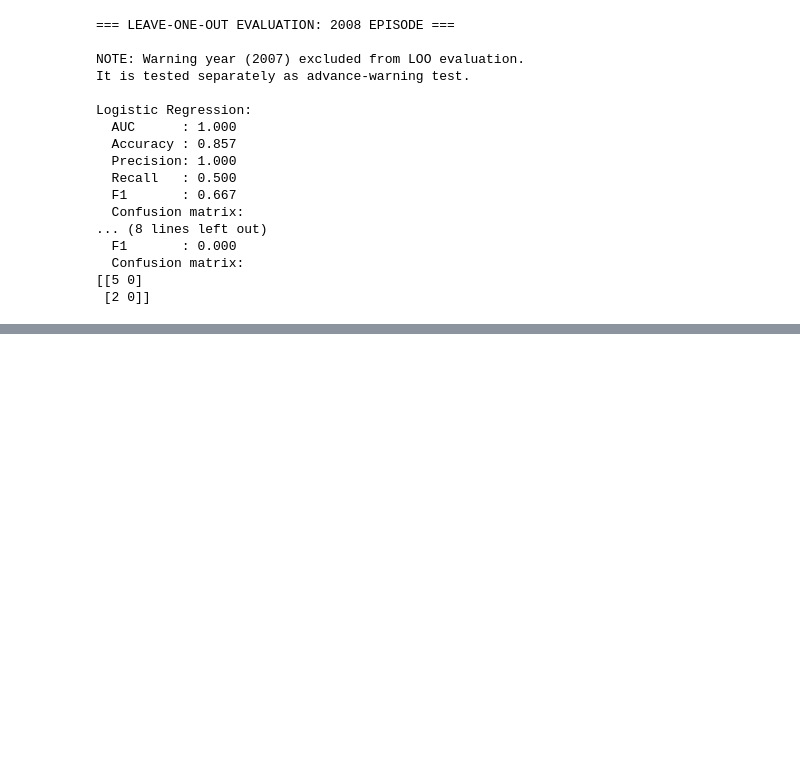
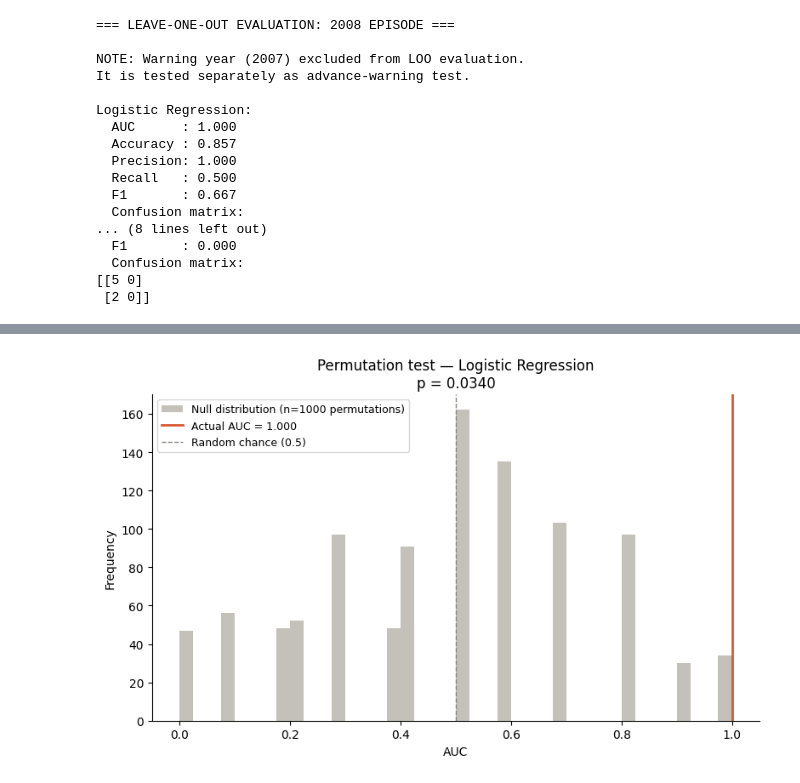
Before and after one commit to Abhiv1028/EcoEcon, a Jupyter notebook: notebooks/03_ml_crisis_predictor.ipynb, the cells around one changed output, grey strips where cells are left out. Saved outputs shown, nothing was run; the diff lists cells and outputs as text; code cells hidden in the pictures; blank space fills up the shorter version.

```diff
--- a/notebooks/03_ml_crisis_predictor.ipynb
+++ b/notebooks/03_ml_crisis_predictor.ipynb
@@ -406,43 +586,49 @@ Pretraining test passed.
 # %%
-def train_with_early_stopping(model, train_indices, patience=20, epochs=300):
-    optimizer = torch.optim.Adam(
-        model.parameters(), lr=0.01, weight_decay=1e-4
-    )
-    loss_fn = nn.BCELoss()
+# Cell 9 — Permutation test on best model
+print("=== PERMUTATION TEST ===\n")
+print("Testing whether Logistic Regression AUC exceeds chance.\n")
 
-    best_loss       = float('inf')
-    patience_counter = 0
+best_model_name = 'Logistic Regression'
+best_result = loo_results[best_model_name]
+actual_auc = best_result['auc']
+true_labels = best_result['y_true']
+probs = best_result['y_prob']
 
-    for epoch in range(epochs):
-        model.train()
-        total_loss = 0
+n_permutations = 1000
+random_aucs = []
+for _ in range(n_permutations):
+    shuffled = np.random.permutation(true_labels)
+    try:
+        random_aucs.append(roc_auc_score(shuffled, probs))
+    except:
+        continue
 
-        for idx in train_indices:
-            data  = graph_data[idx]
-            x     = data['node_features']
-            ei    = data['edge_index']
-            batch = data['batch']
-            label = torch.tensor([[y[idx]]], dtype=torch.float)
+random_aucs = np.array(random_aucs)
+p_value = np.mean(random_aucs >= actual_auc)
 
-            optimizer.zero_grad()
-            pred  = model(x, ei, batch)
-            loss  = loss_fn(pred, label)
-            loss.backward()
-            optimizer.step()
-            total_loss += loss.item()
+fig, ax = plt.subplots(figsize=(8, 5))
+ax.hist(random_aucs, bins=40, color='#B4B2A9', alpha=0.8,
+        label=f'Null distribution (n={n_permutations} permutations)')
+ax.axvline(actual_auc, color='#D85A30', linewidth=2,
+           label=f'Actual AUC = {actual_auc:.3f}')
+ax.axvline(0.5, color='#888780', linewidth=1,
+           linestyle='--', label='Random chance (0.5)')
+ax.set_xlabel('AUC')
+ax.set_ylabel('Frequency')
+ax.set_title(f'Permutation test — {best_model_name}\n'
+             f'p = {p_value:.4f}',
+             fontsize=12, fontweight='normal')
+ax.legend(fontsize=9)
+ax.spines['top'].set_visible(False)
+ax.spines['right'].set_visible(False)
+plt.tight_layout()
+plt.savefig('../data/permutation_test.png', dpi=150, bbox_inches='tight')
+plt.show()
 
-        avg_loss = total_loss / len(train_indices)
-
-        if avg_loss < best_loss:
-            best_loss        = avg_loss
-            patience_counter = 0
-        else:
-            patience_counter += 1
-
-        if patience_counter >= patience:
-            break
-
-    return model
-
-print("Early stopping trainer ready.")
+print(f"Actual AUC  : {actual_auc:.3f}")
+print(f"Null mean   : {random_aucs.mean():.3f}")
+print(f"p-value     : {p_value:.4f}")
+print(f"\nNOTE: With n=7 training samples, p-value has limited power.")
+print("This is expected and should be stated explicitly in the paper.")
+print("Multi-crisis panel (Phase 4) will provide proper statistical power.")
 # %% [output]
@@ -449,0 +638 @@ Early stopping trainer ready.
+[figure, added]
```
Also changed, not shown: parts of 13 cells of this notebook, 8 other files.
